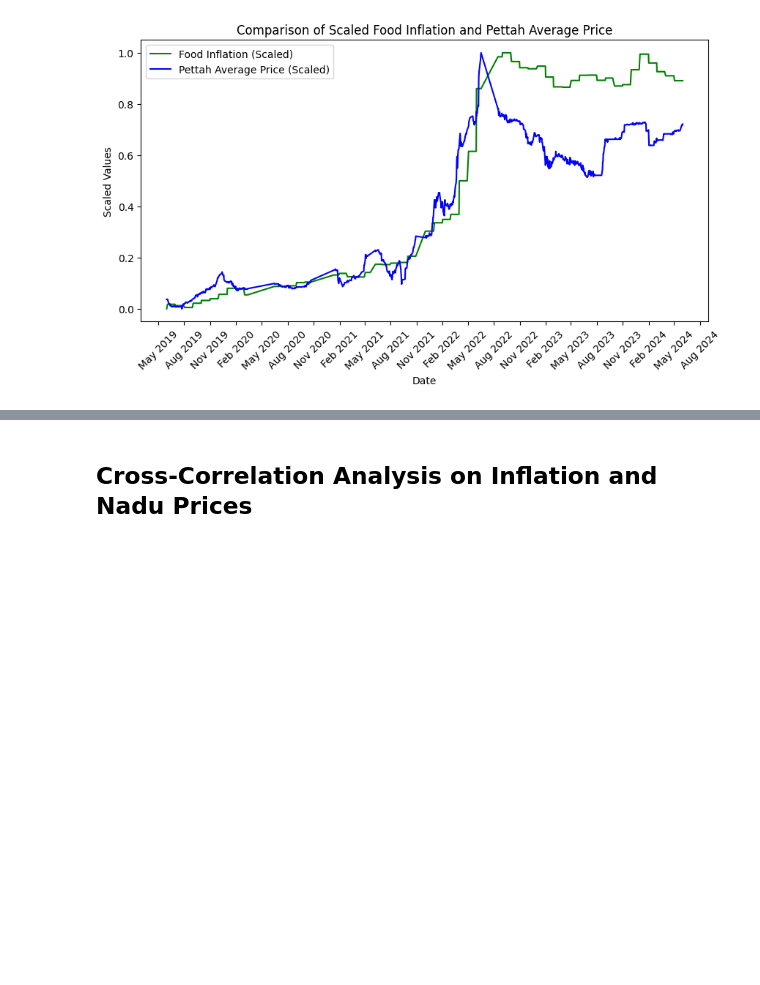
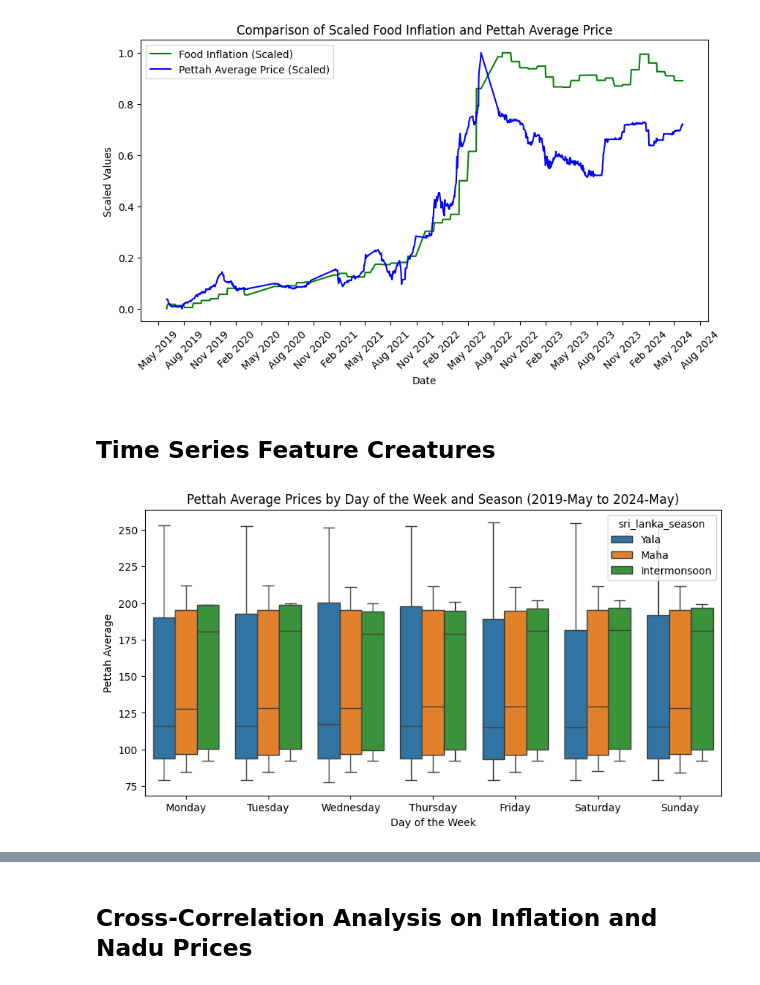
Before and after one commit to venura-Pussella/Nadu_2-Food-Price-Prediction, a Jupyter notebook: notebooks/2019-2023/EDA.ipynb, the cells around one changed output, grey strips where cells are left out. Cells and saved outputs as stored; diff of their text form; code cells hidden in the pictures; blank space fills up the shorter version.

Commit message:
phase 1 time sereis pipelines added

```diff
--- a/notebooks/2019-2023/EDA.ipynb
+++ b/notebooks/2019-2023/EDA.ipynb
@@ -186,3 +186,5 @@ plt.legend()
 plt.show()
 # %% [output]
 [figure]
+# %% [markdown]
+## Time Series Feature Creatures
@@ -188,0 +249,18 @@ plt.show()
+# %%
+# Call the function to create features
+features_and_target, target = create_features(filtered_df, label='pettah_average')
+
+# Plotting the boxplot
+fig, ax = plt.subplots(figsize=(10, 5))
+sns.boxplot(data=features_and_target.join(target).dropna(),
+            x='weekday',
+            y='pettah_average',
+            hue='sri_lanka_season',
+            ax=ax,
+            linewidth=1)
+ax.set_title('Pettah Average Prices by Day of the Week and Season (2019-May to 2024-May)')
+ax.set_xlabel('Day of the Week')
+ax.set_ylabel('Pettah Average')
+plt.show()
+# %% [output]
+[figure, added]
```
Also changed, not shown: parts of 46 cells of this notebook, 11 other files.
